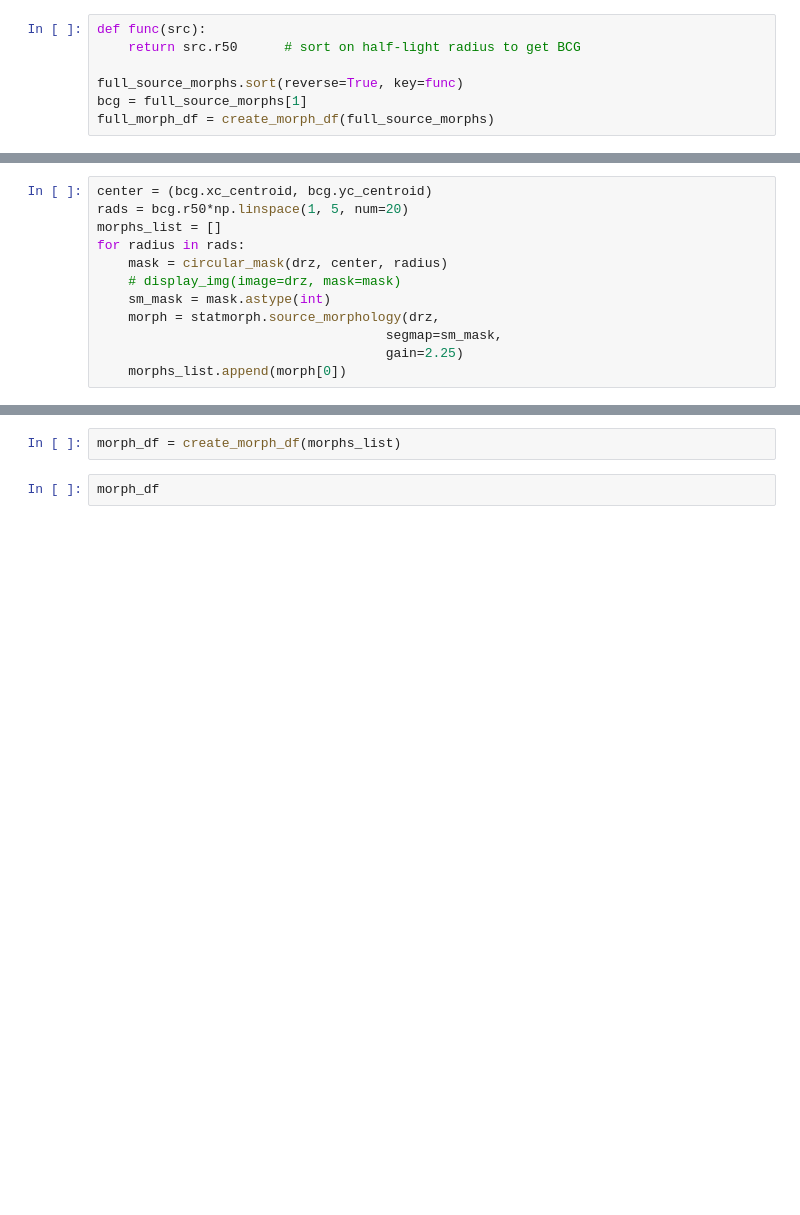
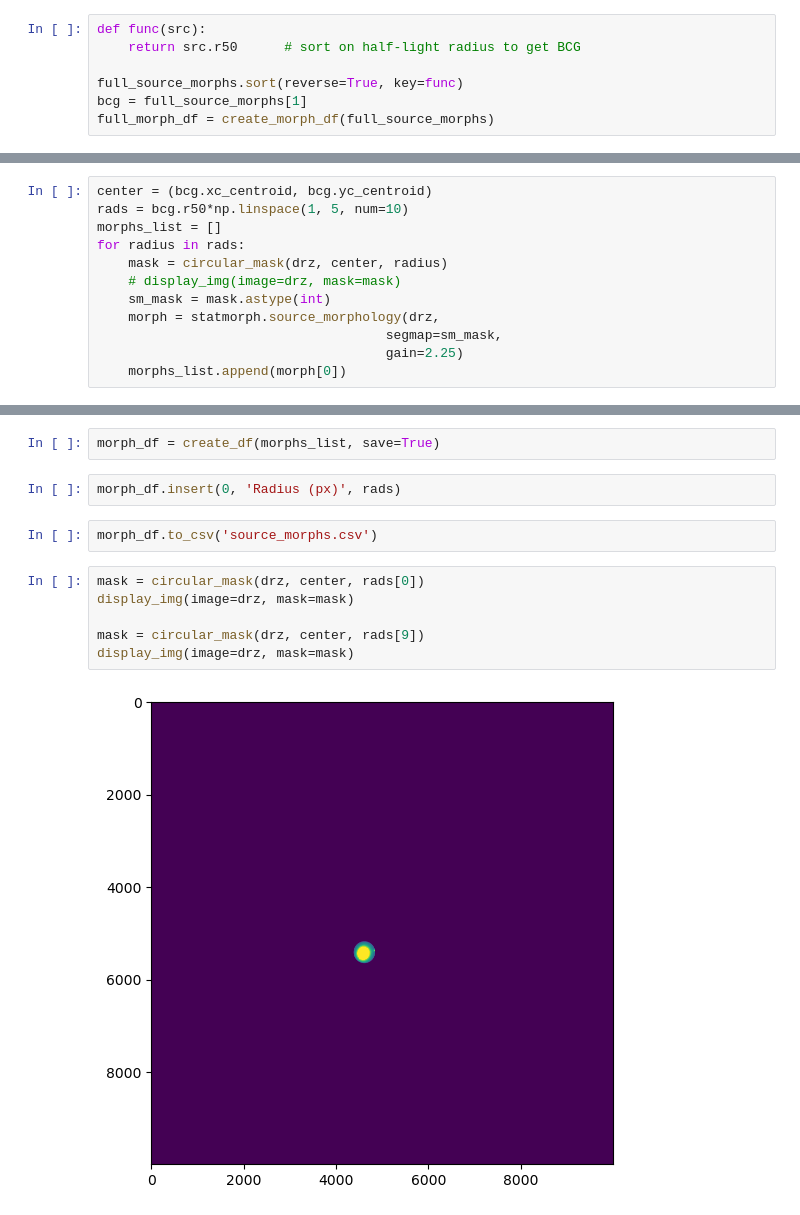
Before and after one commit to Kabelo-T/cluster_morph, a Jupyter notebook: clash.ipynb, the cells around one changed output, grey strips where cells are left out. Saved outputs shown, nothing was run; the diff lists cells and outputs as text; blank space fills up the shorter version.

```diff
--- a/clash.ipynb
+++ b/clash.ipynb
@@ -38,6 +51,6 @@ plot_light(bcg, zoomed_region, zoom_size)
 # %%
 center = (bcg.xc_centroid, bcg.yc_centroid)
-rads = bcg.r50*np.linspace(1, 5, num=20)
+rads = bcg.r50*np.linspace(1, 5, num=10)
 morphs_list = []
 for radius in rads:
     mask = circular_mask(drz, center, radius)
@@ -50,4 +139,14 @@ for radius in rads:
 # %%
-morph_df = create_morph_df(morphs_list)
+morph_df = create_df(morphs_list, save=True)
-# %%
-morph_df
+# %%
+morph_df.insert(0, 'Radius (px)', rads)
+# %%
+morph_df.to_csv('source_morphs.csv')
+# %%
+mask = circular_mask(drz, center, rads[0])
+display_img(image=drz, mask=mask)
+
+mask = circular_mask(drz, center, rads[9])
+display_img(image=drz, mask=mask)
+# %% [output]
+[figure, added]
```
Also changed, not shown: parts of 8 cells of this notebook, 1 other file.
